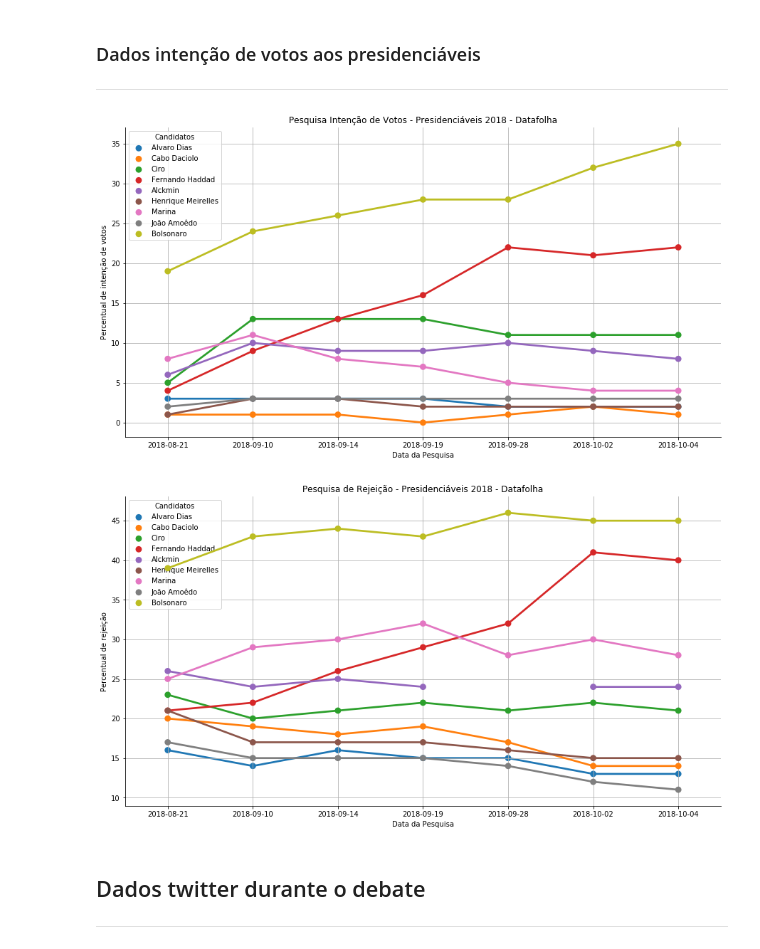
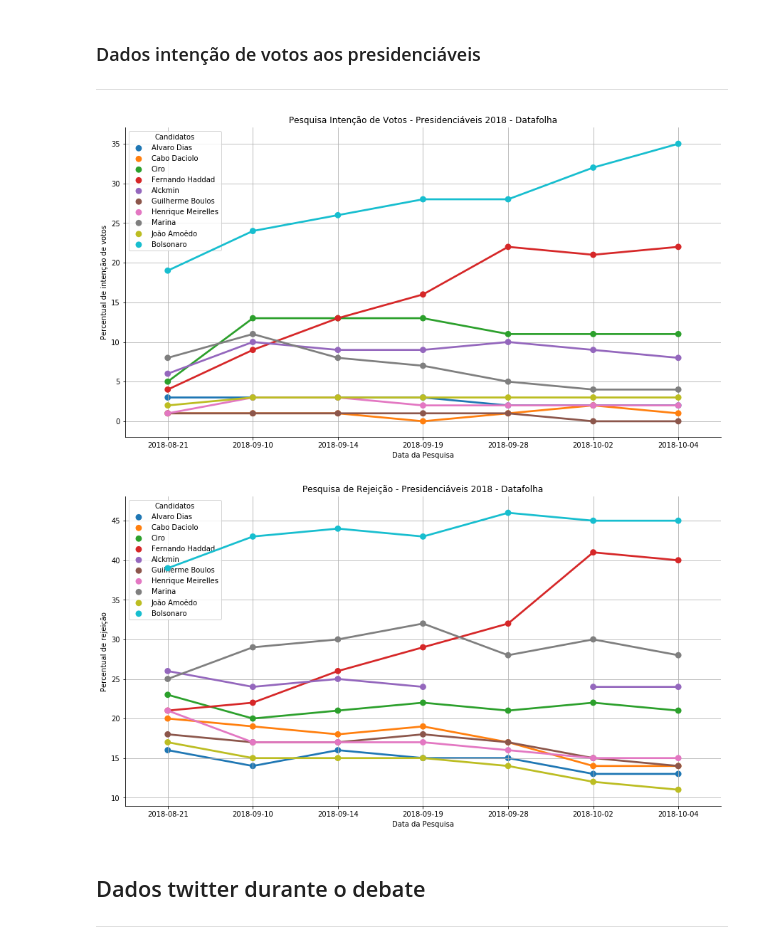
Before and after one commit to bambrozim/DebatePresidenciaveisGlobo2018, a Jupyter notebook: Debate Presidenciáveis Globo - 2018.ipynb, the cells around one changed output. Cells and saved outputs as stored; diff of their text form; code cells hidden in the pictures.

```diff
--- a/Debate Presidenciáveis Globo - 2018.ipynb
+++ b/Debate Presidenciáveis Globo - 2018.ipynb
@@ -30,23 +30,23 @@ datafolha_rej['data_pesquisa'] = datafolha_rej['data_pesquisa'].apply(lambda x:
 # %%
 fig, ax = plt.subplots(figsize=(15, 8))
 
 _ = sns.pointplot(x='data_pesquisa',
                   y='percentual',
                   hue='candidato',
                   data=datafolha_est,
-                  hue_order=['Alvaro Dias', 'Cabo Daciolo', 'Ciro', 'Fernando Haddad', 'Alckmin', 'Henrique Meirelles',
-                             'Marina', 'João Amoêdo', 'Bolsonaro'],
+                  hue_order=['Alvaro Dias', 'Cabo Daciolo', 'Ciro', 'Fernando Haddad', 'Alckmin', 'Guilherme Boulos',
+                             'Henrique Meirelles', 'Marina', 'João Amoêdo', 'Bolsonaro'],
                   ax=ax)
 
 _ = ax.set(title='Pesquisa Intenção de Votos - Presidenciáveis 2018 - Datafolha',
            xlabel='Data da Pesquisa',
            ylabel='Percentual de intenção de votos')
 
 _ = sns.despine()
 _ = ax.grid(True)
 _ = ax.legend(title='Candidatos')
 # %% [output]
-[figure, old version]
+[figure, new version]
 # %%
 fig, ax = plt.subplots(figsize=(15, 8))
 
@@ -54,8 +54,8 @@ _ = sns.pointplot(x='data_pesquisa',
                   y='percentual',
                   hue='candidato',
                   data=datafolha_rej,
-                  hue_order=['Alvaro Dias', 'Cabo Daciolo', 'Ciro', 'Fernando Haddad', 'Alckmin', 'Henrique Meirelles',
-                             'Marina', 'João Amoêdo', 'Bolsonaro'],
+                  hue_order=['Alvaro Dias', 'Cabo Daciolo', 'Ciro', 'Fernando Haddad', 'Alckmin', 'Guilherme Boulos',
+                             'Henrique Meirelles', 'Marina', 'João Amoêdo', 'Bolsonaro'],
                   ax=ax)
 
 _ = ax.set(title='Pesquisa de Rejeição - Presidenciáveis 2018 - Datafolha',
@@ -66,7 +66,7 @@ _ = sns.despine()
 _ = ax.grid(True)
 _ = ax.legend(title='Candidatos')
 # %% [output]
-[figure, old version]
+[figure, new version]
 # %% [markdown]
 ## Dados twitter durante o debate
 ***
```
Also changed, not shown: parts of 37 cells of this notebook.
